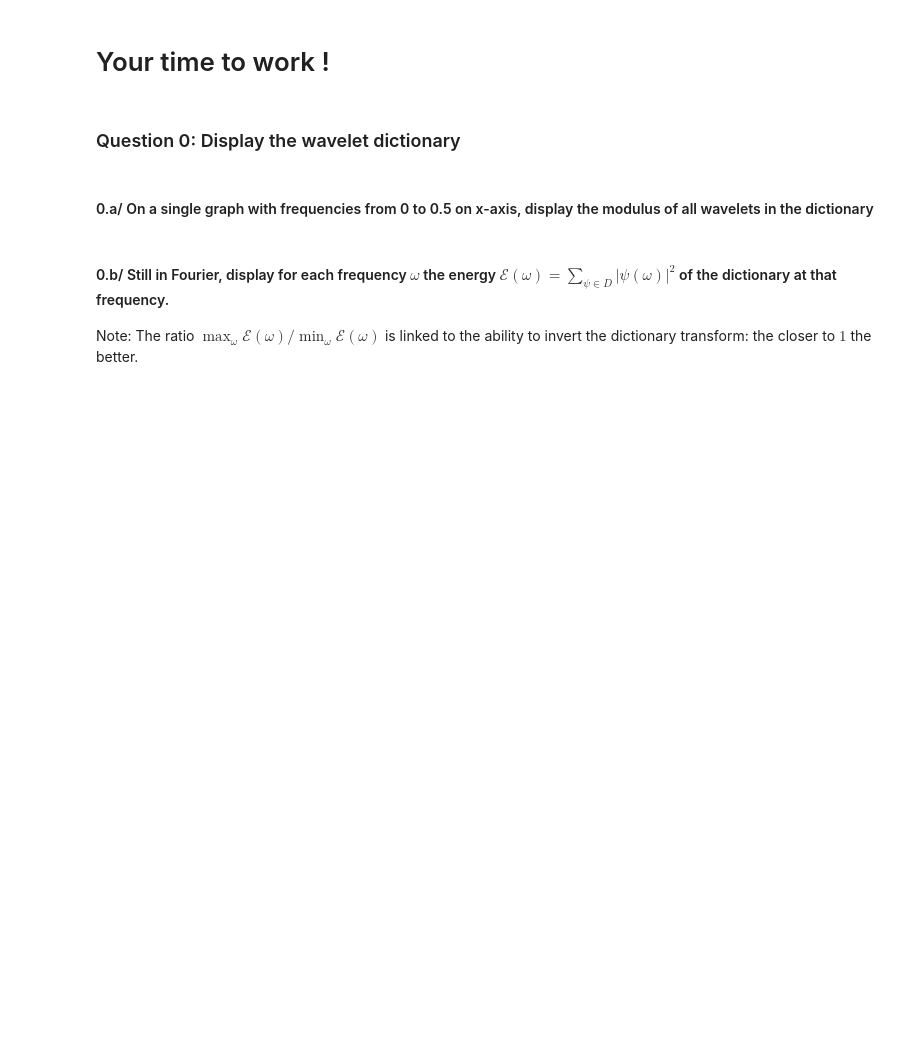
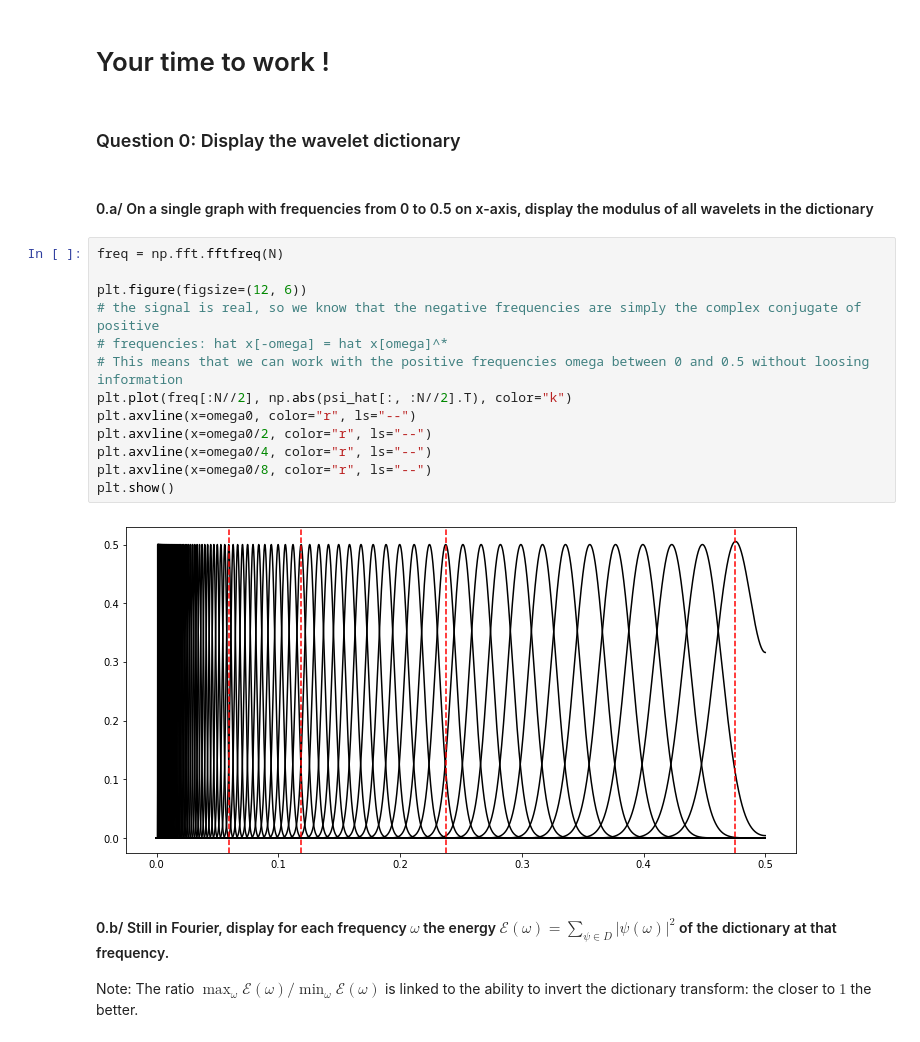
Before and after one commit to gsprochette/TD_gradient_descent_dictionary, a Jupyter notebook: gradient_descent_dictionary.ipynb, the cells around one changed output. Cells and saved outputs as stored; diff of their text form; blank space fills up the shorter version.

```diff
--- a/gradient_descent_dictionary.ipynb
+++ b/gradient_descent_dictionary.ipynb
@@ -95,6 +158,21 @@ Shape (p, T) of the dictionary: (108, 16384)
 ### Question 0: Display the wavelet dictionary
 # %% [markdown]
 #### 0.a/ On a single graph with frequencies from 0 to 0.5 on x-axis, display the modulus of all wavelets in the dictionary
+# %%
+freq = np.fft.fftfreq(N)
+
+plt.figure(figsize=(12, 6))
+# the signal is real, so we know that the negative frequencies are simply the complex conjugate of positive
+# frequencies: hat x[-omega] = hat x[omega]^*
+# This means that we can work with the positive frequencies omega between 0 and 0.5 without loosing information
+plt.plot(freq[:N//2], np.abs(psi_hat[:, :N//2].T), color="k")
+plt.axvline(x=omega0, color="r", ls="--")
+plt.axvline(x=omega0/2, color="r", ls="--")
+plt.axvline(x=omega0/4, color="r", ls="--")
+plt.axvline(x=omega0/8, color="r", ls="--")
+plt.show()
+# %% [output]
+[figure, added]
 # %% [markdown]
 #### 0.b/ Still in Fourier, display for each frequency $\omega$ the energy $\mathcal E(\omega) = \sum_{\psi \in D} |\psi(\omega)|^2$ of the dictionary at that frequency.
 Note: The ratio $\max_\omega \mathcal E(\omega) / \min_\omega \mathcal E(\omega)$ is linked to the ability to invert the dictionary transform: the closer to $1$ the better.
```
Also changed, not shown: parts of 60 cells of this notebook, 1 other file.
